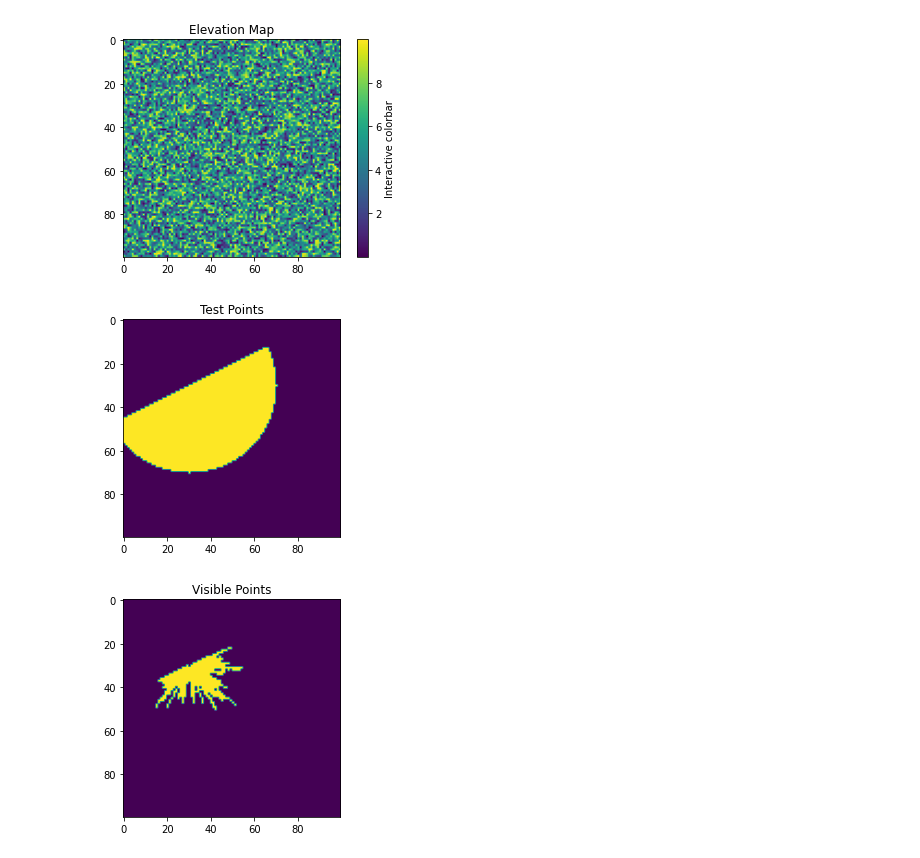
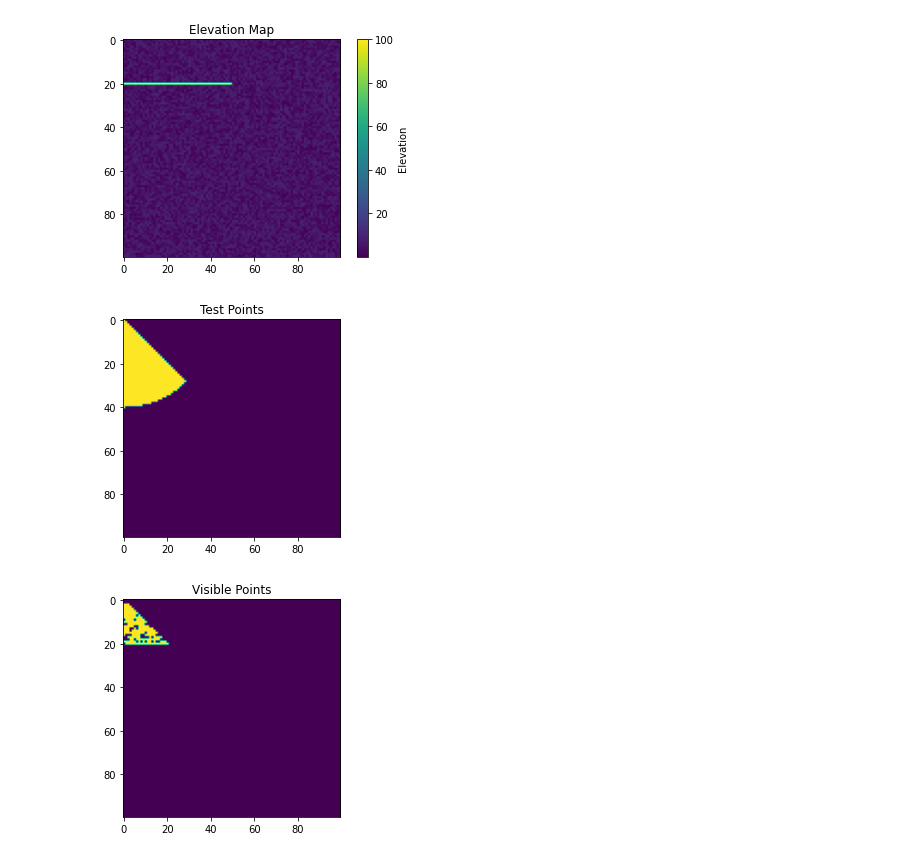
Before and after one commit to aidenrosebush/ESC472-2023, a Jupyter notebook: Viewshed_LOS.ipynb, the cells around one changed output. Drawn from its saved outputs; the diff is of its cells as text; code cells hidden in the pictures.

```diff
--- a/Viewshed_LOS.ipynb
+++ b/Viewshed_LOS.ipynb
@@ -16,7 +16,6 @@ Successfully installed tcod-15.0.0
 import tcod
 import numpy as np
 import matplotlib.pyplot as plt
-#tcod.los.bresenham((3, 5),(7, 7))
 
 def getTestPoints(map, point, direction, r):
   testPoints = [] #points on the same side as the ad is facing
@@ -39,7 +38,7 @@ def plotMap(map):
   fig, ax = plt.subplots()
   im = ax.imshow(map)
   ax.set_title('Elevation Map')
-  fig.colorbar(im, ax=ax, label='Interactive colorbar')
+  fig.colorbar(im, ax=ax, label='Elevation')
 def fitSightLine(map, point, testPoint, elevation):
   # y-y0 = m*(r)
   m = (map[testPoint[0]][testPoint[1]]-elevation)/(np.sqrt(sum((point-testPoint)**2)))
@@ -53,26 +52,19 @@ def getViewshed(map, point, direction, r, elevation):
   visiblePoints = []
 
   for testPoint in t:
-    elevations = []
-    line = tcod.los.bresenham(point,testPoint) #get grid coordinates to search through
-    max = -1 #elevation data must bottom out at 0
-    m = 0 #store slope of top sightline
-    m_test = 0 #store slope of sightline of test point when the test point is not above any point yet seen
-    visible = True
-    i = 1
-    while visible and i < len(line):
-      if map[line[i][0]][line[i][1]] > max:
-        max = map[line[i][0]][line[i][1]]
-        m = fitSightLine(map, point, line[i], elevation)
-        visiblePoints += [line[i]]
-      else:
+    if testPoint[0] != point[0] and testPoint[1] != point[1]: #don't consider the ad location itself
+      elevations = []
+      line = tcod.los.bresenham(point,testPoint) #get grid coordinates to search through
+      max = -1 #elevation data must bottom out at 0
+      m = 0 #store slope of top sightline
+      m_test = 0 #store slope of sightline of test point when the test point is not above any point yet seen
+      visible = True
+      m = fitSightLine(map, point, line[1], elevation)
+      for i in range(2, len(line), 1):
         m_test = fitSightLine(map, point, line[i], elevation)
-        if m_test > m:
+        if m_test >= m:
           m = m_test
           visiblePoints += [line[i]]
-        else:
-          visible = False
-      i += 1
   return visiblePoints
 def plotVisiblePoints(map, visiblePoints):
   fig, ax = plt.subplots()
@@ -84,13 +76,15 @@ def plotVisiblePoints(map, visiblePoints):
   return
 # %%
 map = np.random.uniform(0, 10, (100,100))
-point = [30,30]
-direction = [2,1]
+for i in range(0,50,1):
+  map[20][i] = 100
+point = [0,0]
+direction = [1,-1]
 r = 40
-elevation = 50
+elevation = 40
 v = getViewshed(map, point, direction, r, elevation)
 plotVisiblePoints(map, v)
 # %% [output]
-[figure, old version]
+[figure, new version]
-[figure, old version]
+[figure, new version]
-[figure, old version]
+[figure, new version]
```
Also changed, not shown: parts of 2 cells of this notebook.
